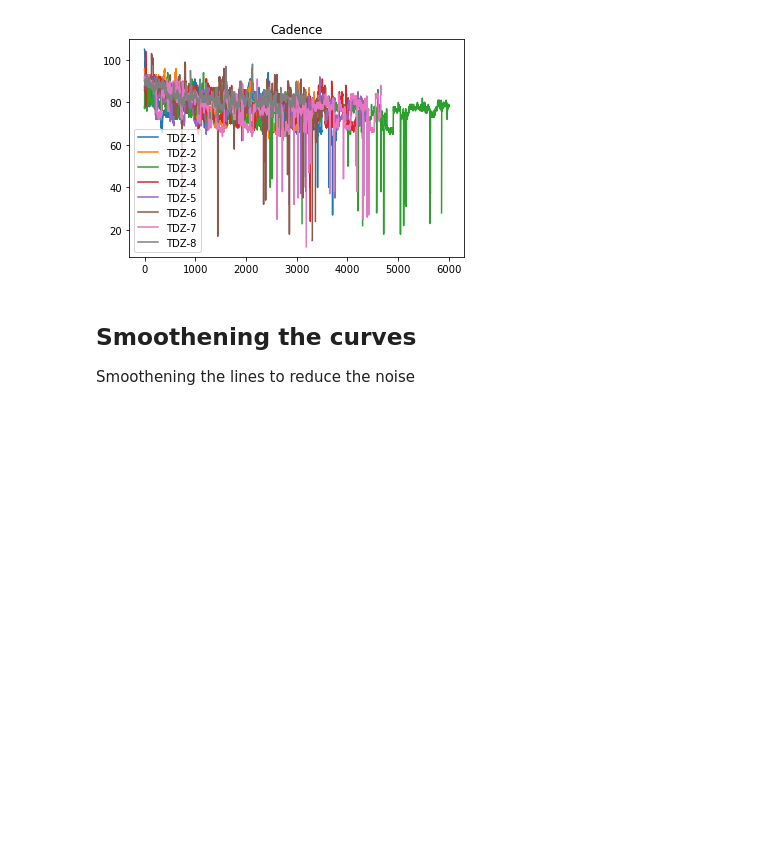
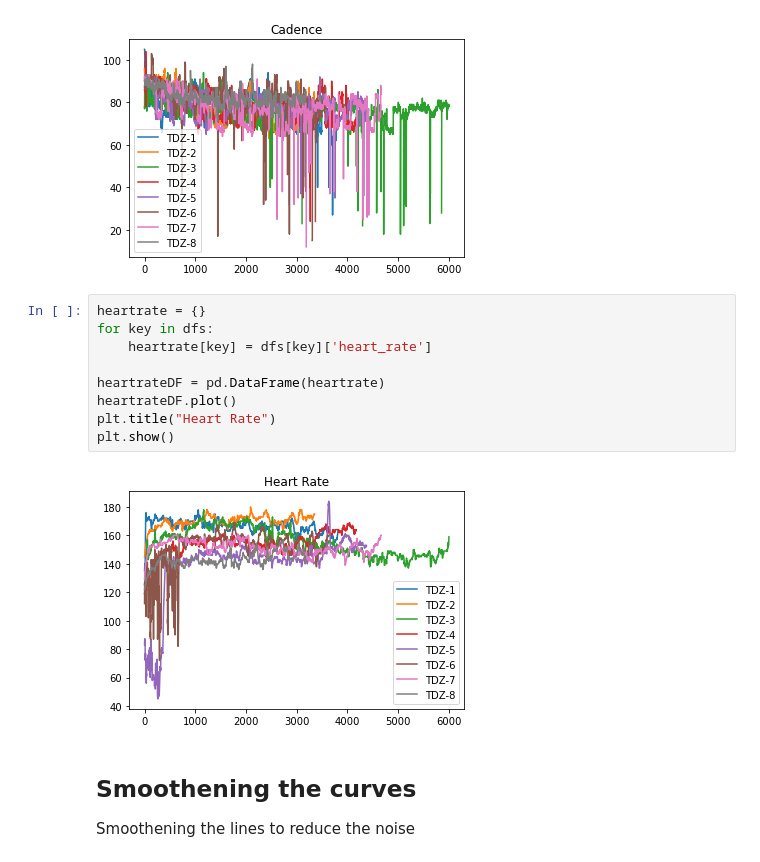
Before and after one commit to sameersegal/workout-analysis, a Jupyter notebook: TDZ - 2021.ipynb, the cells around one changed output. Cells and saved outputs as stored; diff of their text form; blank space fills up the shorter version.

Commit message:
Added heart rate to the anlaysis

```diff
--- a/TDZ - 2021.ipynb
+++ b/TDZ - 2021.ipynb
@@ -132,6 +132,17 @@ plt.title("Cadence")
 plt.show()
 # %% [output]
 [figure]
+# %%
+heartrate = {}
+for key in dfs:
+    heartrate[key] = dfs[key]['heart_rate']
+
+heartrateDF = pd.DataFrame(heartrate)
+heartrateDF.plot()
+plt.title("Heart Rate")
+plt.show()
+# %% [output]
+[figure, added]
 # %% [markdown]
 ## Smoothening the curves
 Smoothening the lines to reduce the noise
```
Also changed, not shown: parts of 6 cells of this notebook.
